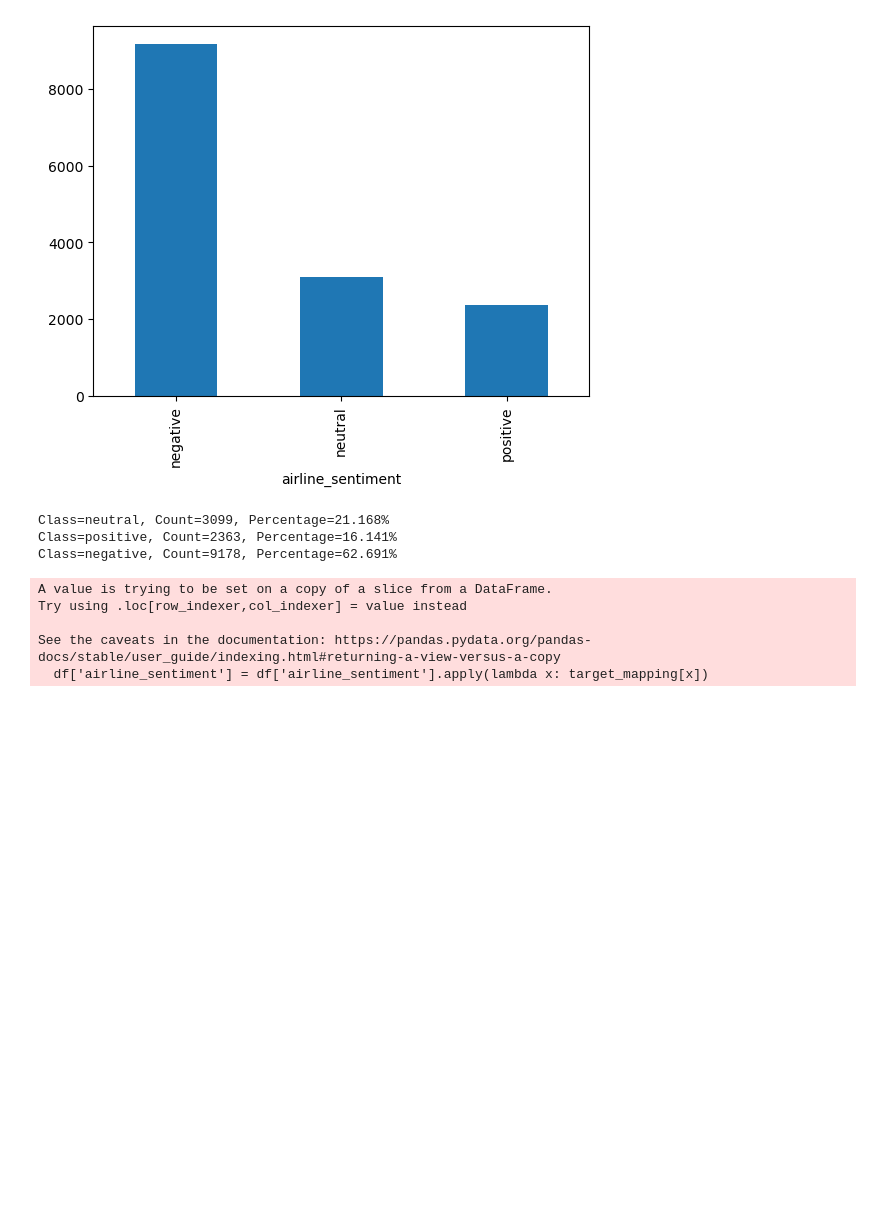
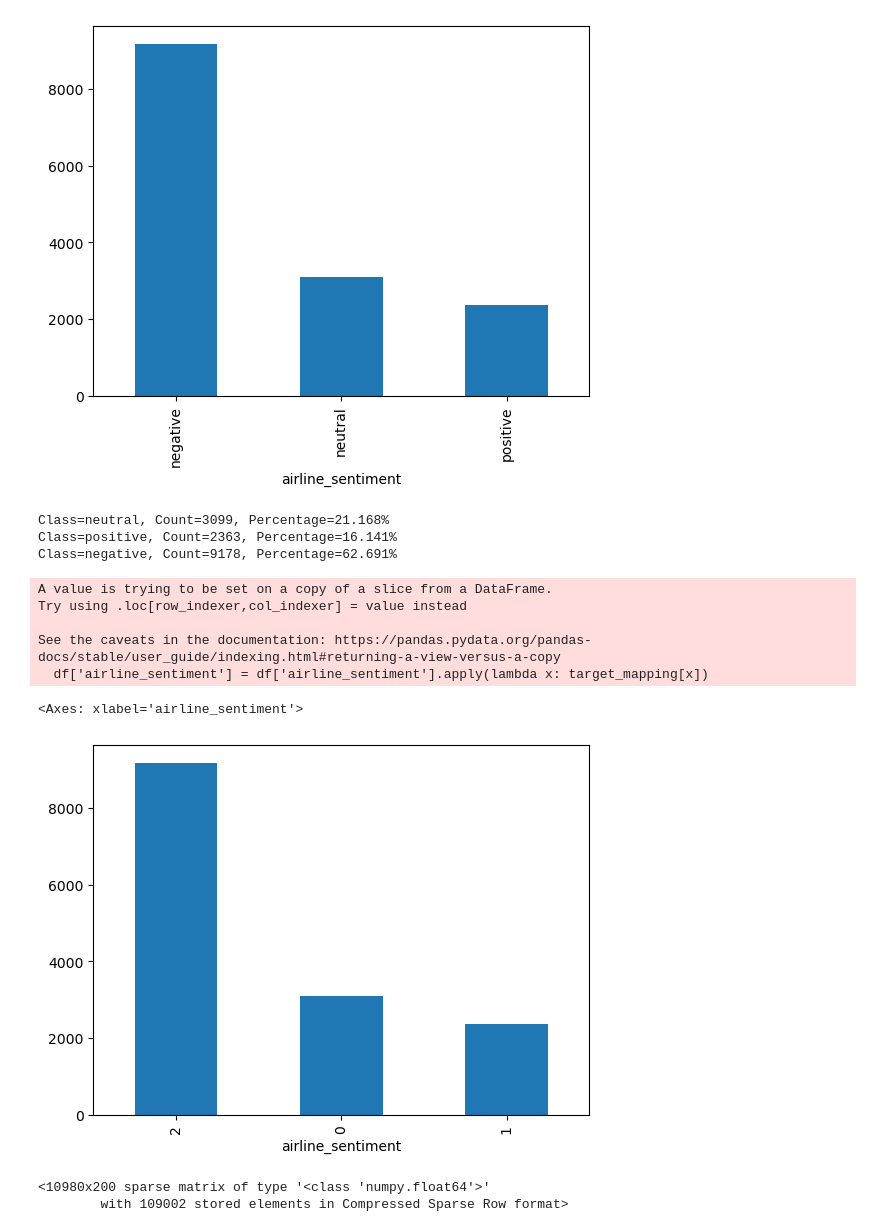
Before and after one commit to MaukanMir/NLP-Course-Docs-, a Jupyter notebook: airline-sentiment.ipynb, the cells around one changed output. Drawn from its saved outputs; the diff is of its cells as text; code cells hidden in the pictures; blank space fills up the shorter version.

```diff
--- a/airline-sentiment.ipynb
+++ b/airline-sentiment.ipynb
@@ -126,3 +126,8 @@ Try using .loc[row_indexer,col_indexer] = value instead
 
 See the caveats in the documentation: https://pandas.pydata.org/pandas-docs/stable/user_guide/indexing.html#returning-a-view-versus-a-copy
   df['airline_sentiment'] = df['airline_sentiment'].apply(lambda x: target_mapping[x])
+# %%
+df['airline_sentiment'].value_counts().plot.bar()
+# %% [output]
+<Axes: xlabel='airline_sentiment'>
+[figure, added]
@@ -128,0 +140,5 @@ See the caveats in the documentation: https://pandas.pydata.org/pandas-docs/stab
+# %%
+X_train
+# %% [output]
+<10980x200 sparse matrix of type '<class 'numpy.float64'>'
+        with 109002 stored elements in Compressed Sparse Row format>
```
Also changed, not shown: parts of 5 cells of this notebook.
